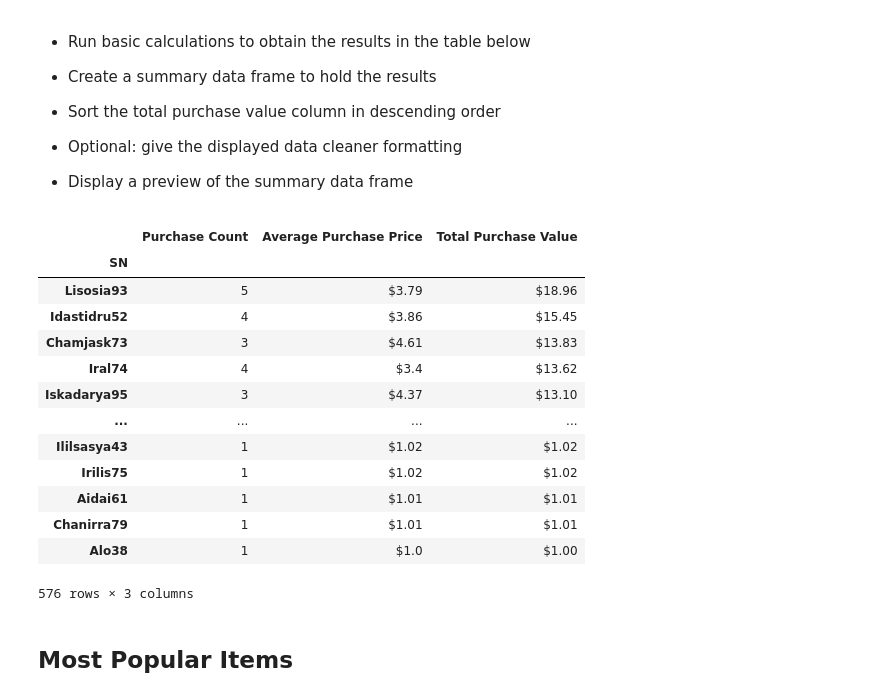
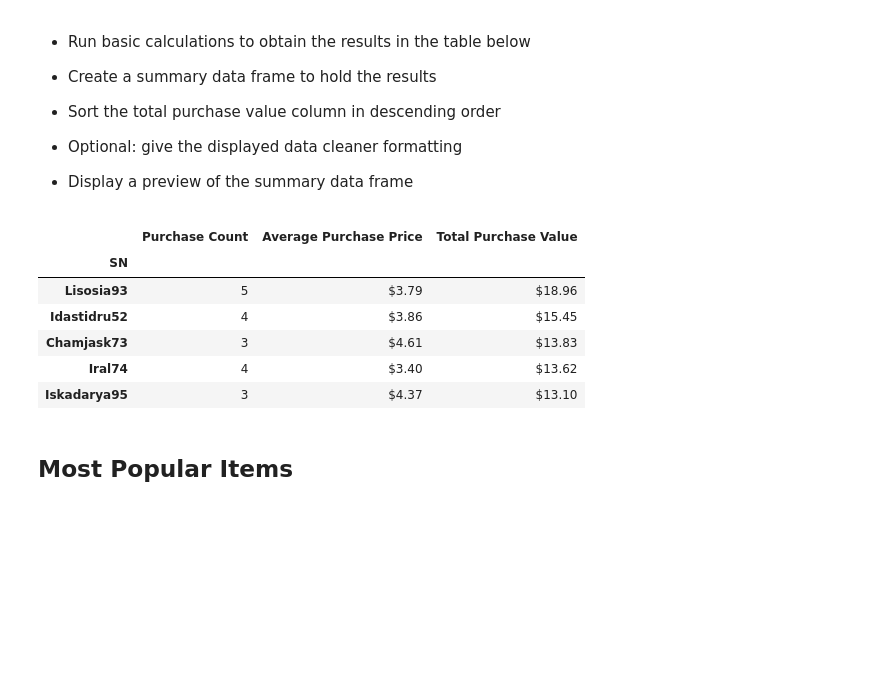
Before and after one commit to gongl1/pandas-challenge, a Jupyter notebook: HeroesOfPymoli/02-Homework_04-Pandas_Instructions_HeroesOfPymoli_HeroesOfPymoli_starter.ipynb, the cells around one changed output. Drawn from its saved outputs; the diff is of its cells as text; code cells hidden in the pictures; blank space fills up the shorter version.

```diff
--- a/HeroesOfPymoli/02-Homework_04-Pandas_Instructions_HeroesOfPymoli_HeroesOfPymoli_starter.ipynb
+++ b/HeroesOfPymoli/02-Homework_04-Pandas_Instructions_HeroesOfPymoli_HeroesOfPymoli_starter.ipynb
@@ -365,47 +342,45 @@ purchasing_analysis_age
 
 * Display a preview of the summary data frame
 # %%
+# make a summary of top spenders
+
+# print Total Purchase Value for each SN
 grouped_by_sn = purchase_data_df.groupby(['SN'])
 grouped_by_sn.count()
 grouped_by_sn_price_sum = grouped_by_sn['Price'].sum()
 grouped_by_sn_price_sum
 
+# print Average Purchase Price for each SN
 grouped_by_sn_price_average = grouped_by_sn['Price'].mean()
 grouped_by_sn_price_average
-grouped_by_sn_price_average_clean = "$" + (grouped_by_sn_price_average.round(2)).astype(str)
+# grouped_by_sn_price_average_clean = "$" + (grouped_by_sn_price_average.round(2)).astype(str)
+
+# print Purchase Count for each SN
 grouped_by_sn_purchasecount = grouped_by_sn['Purchase ID'].count()
 grouped_by_sn_purchasecount
 
 
 
-#
+# make purchasing analysis based on SN dataframe from the lists (or series) created above
 
 top_spenders_df = pd.DataFrame({
     "Purchase Count": grouped_by_sn_purchasecount,
-    "Average Purchase Price": grouped_by_sn_price_average_clean,
+    "Average Purchase Price": grouped_by_sn_price_average,
     "Total Purchase Value": grouped_by_sn_price_sum
 })
 
 sorted_top_spenders_df = top_spenders_df.sort_values("Total Purchase Value", ascending=False)
-
 sorted_top_spenders_df['Total Purchase Value'] = sorted_top_spenders_df['Total Purchase Value'].map('${:,.2f}'.format)
-
-sorted_top_spenders_df
+sorted_top_spenders_df['Average Purchase Price'] = sorted_top_spenders_df['Average Purchase Price'].map('${:,.2f}'.format)
+sorted_top_spenders_df.head(5)
 # %% [output]
 |  | Purchase Count | Average Purchase Price | Total Purchase Value |
 | SN |  |  |  |
 | Lisosia93 | 5 | $3.79 | $18.96 |
 | Idastidru52 | 4 | $3.86 | $15.45 |
 | Chamjask73 | 3 | $4.61 | $13.83 |
-| Iral74 | 4 | $3.4 | $13.62 |
+| Iral74 | 4 | $3.40 | $13.62 |
 | Iskadarya95 | 3 | $4.37 | $13.10 |
-| ... | ... | ... | ... |
-| Ililsasya43 | 1 | $1.02 | $1.02 |
-| Irilis75 | 1 | $1.02 | $1.02 |
-| Aidai61 | 1 | $1.01 | $1.01 |
-| Chanirra79 | 1 | $1.01 | $1.01 |
-| Alo38 | 1 | $1.0 | $1.00 |
-576 rows × 3 columns
 # %% [markdown]
 ## Most Popular Items
 # %% [markdown]
```
Also changed, not shown: parts of 7 cells of this notebook, 1 other file.
